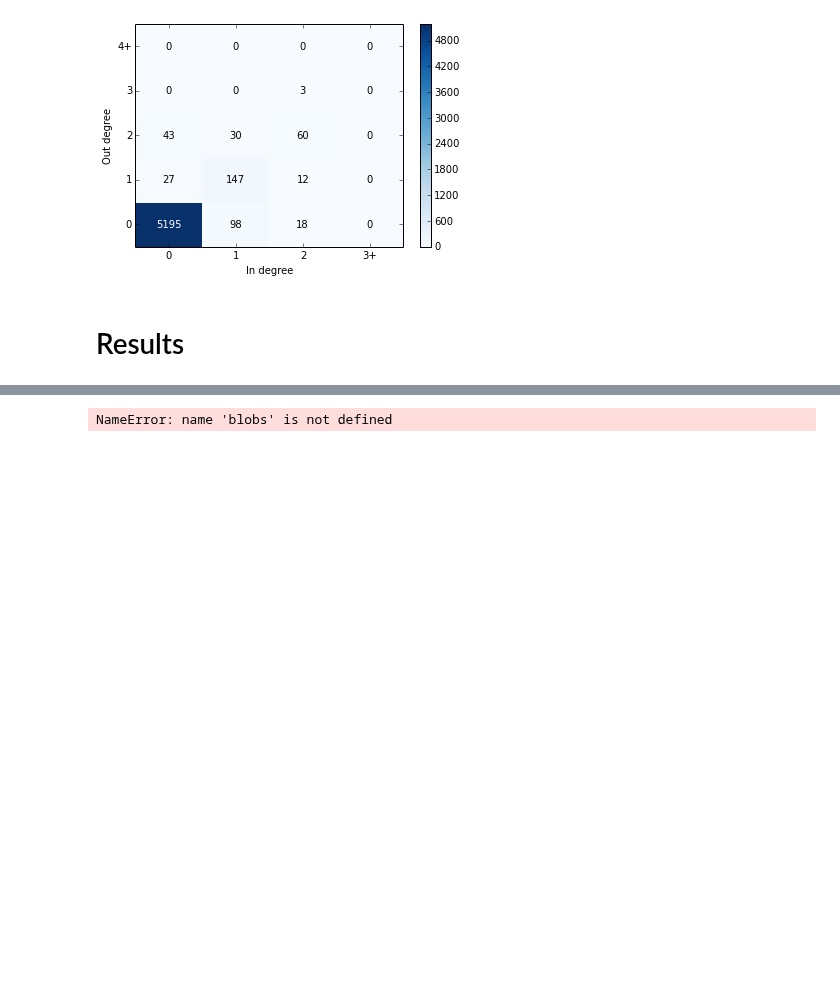
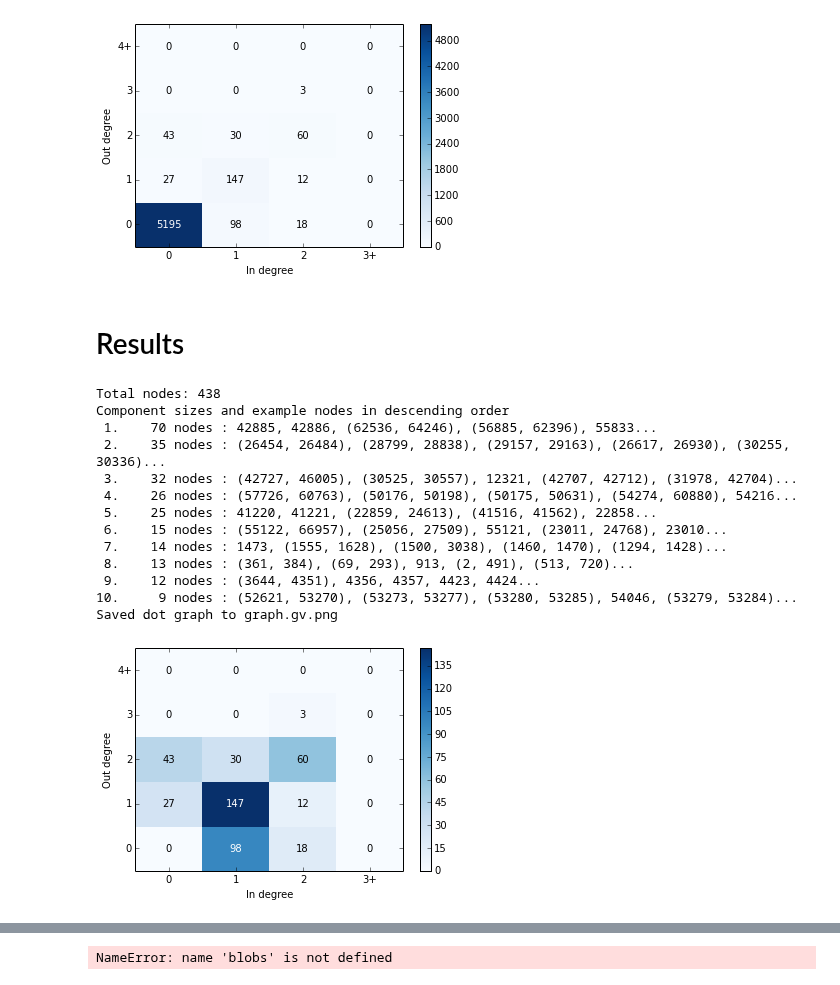
Before and after one commit to amarallab/waldo, a Jupyter notebook: workbooks/beyond_collisions.ipynb, the cells around one changed output, grey strips where cells are left out. Saved outputs shown, nothing was run; the diff lists cells and outputs as text; code cells hidden in the pictures; blank space fills up the shorter version.

```diff
--- a/workbooks/beyond_collisions.ipynb
+++ b/workbooks/beyond_collisions.ipynb
@@ -235,3 +235,27 @@ Component sizes and example nodes in descending order
 [figure]
 # %% [markdown]
 # Results
+# %%
+nonzero_graph = graph_mod2.copy()
+nonzero_graph.remove_nodes_from(n for n in nonzero_graph.nodes() if not nonzero_graph.degree(n))
+print("Total nodes: {}".format(len(nonzero_graph)))
+component_size_summary(nonzero_graph)
+collider.viz.direct_degree_distribution(nonzero_graph, (3, 4))
+
+filename = collider.viz.render_nx_as_dot(nonzero_graph)
+print("Saved dot graph to {}".format(filename))
+# %% [output]
+Total nodes: 438
+Component sizes and example nodes in descending order
+ 1.    70 nodes : 42885, 42886, (62536, 64246), (56885, 62396), 55833...
+ 2.    35 nodes : (26454, 26484), (28799, 28838), (29157, 29163), (26617, 26930), (30255, 30336)...
+ 3.    32 nodes : (42727, 46005), (30525, 30557), 12321, (42707, 42712), (31978, 42704)...
+ 4.    26 nodes : (57726, 60763), (50176, 50198), (50175, 50631), (54274, 60880), 54216...
+ 5.    25 nodes : 41220, 41221, (22859, 24613), (41516, 41562), 22858...
+ 6.    15 nodes : (55122, 66957), (25056, 27509), 55121, (23011, 24768), 23010...
+ 7.    14 nodes : 1473, (1555, 1628), (1500, 3038), (1460, 1470), (1294, 1428)...
+ 8.    13 nodes : (361, 384), (69, 293), 913, (2, 491), (513, 720)...
+ 9.    12 nodes : (3644, 4351), 4356, 4357, 4423, 4424...
+10.     9 nodes : (52621, 53270), (53273, 53277), (53280, 53285), 54046, (53279, 53284)...
+Saved dot graph to graph.gv.png
+[figure, added]
```
Also changed, not shown: parts of 2 cells of this notebook, 1 other file.
